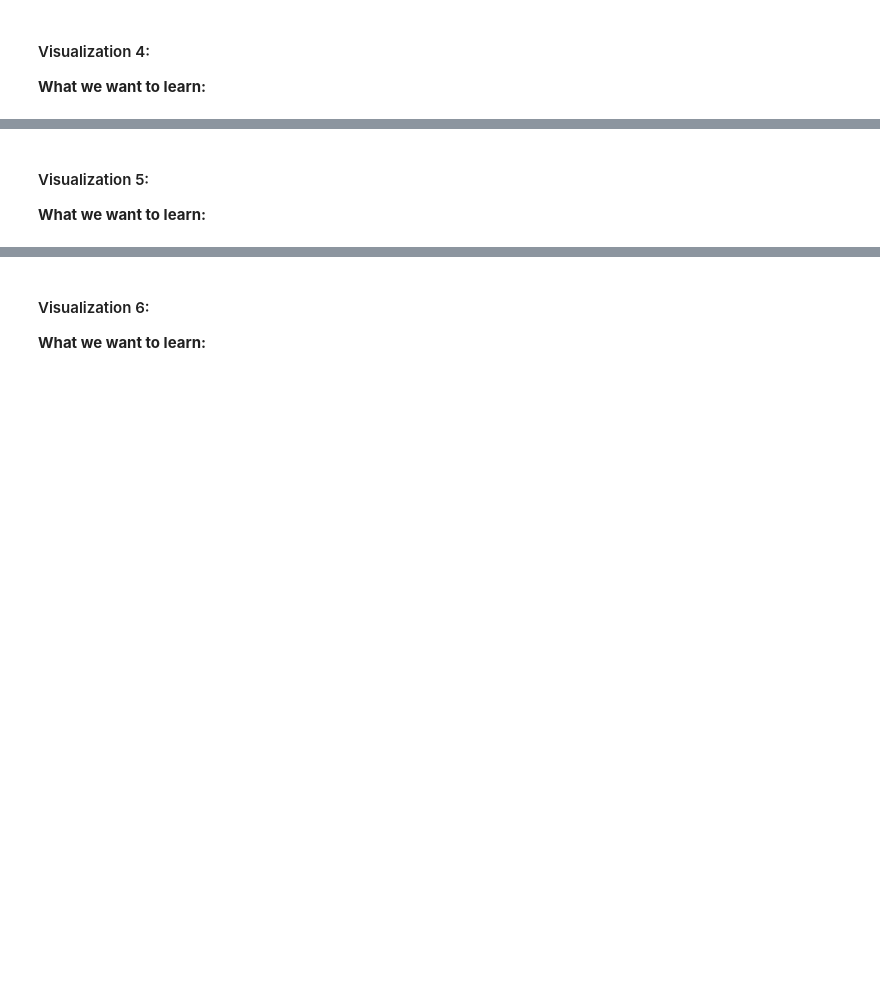
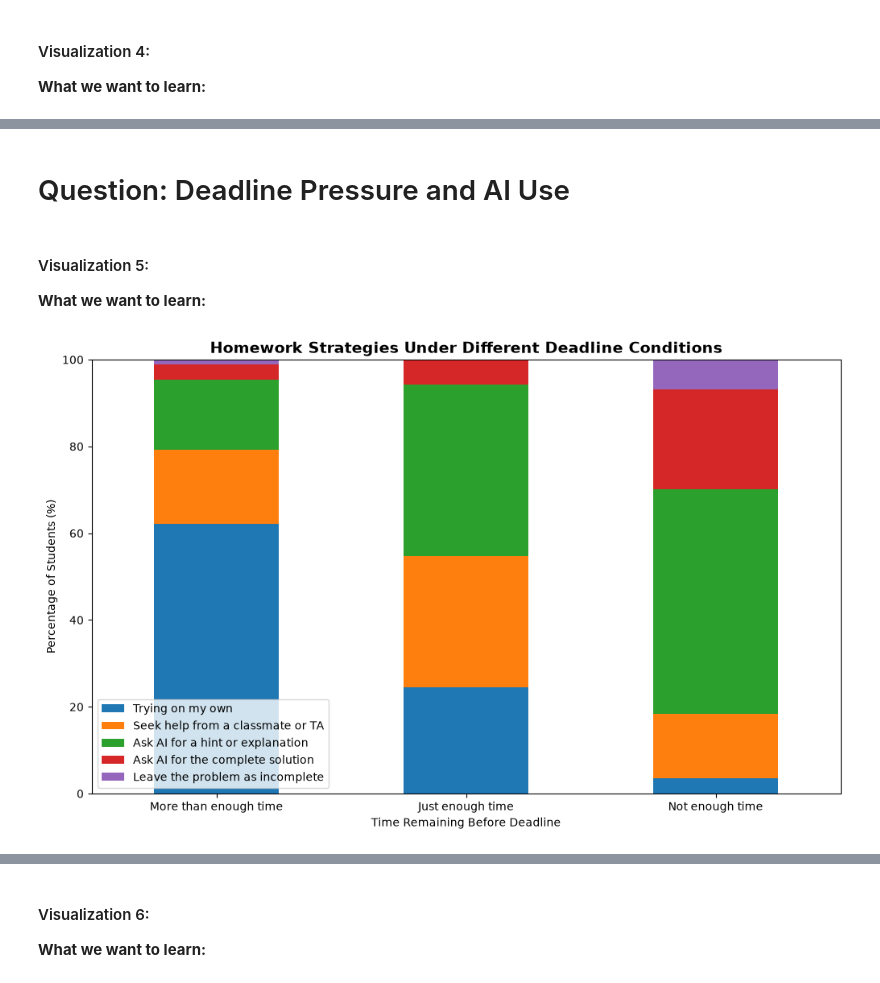
Before and after one commit to jorgencarbajal/cs105_mini_project, a Jupyter notebook: src/main.ipynb, the cells around one changed output, grey strips where cells are left out. Saved outputs shown, nothing was run; the diff lists cells and outputs as text; code cells hidden in the pictures; blank space fills up the shorter version.

```diff
--- a/src/main.ipynb
+++ b/src/main.ipynb
@@ -75,6 +602,30 @@ We think running out of time pushes students to lean on AI, so we compared how o
+# %% [markdown]
+# Question: Deadline Pressure and AI Use
 # %% [markdown]
 #### Visualization 5: <title>
 
 **What we want to learn:**
+# %%
+# Create a 100% stacked bar chart to compare homework strategies under different deadline conditions
+# Create the stacked bar chart
+# stacked=True: Stacks different homework strategies into one bar
+# Each bar represents 100% of responses for one deadline situation
+percentage_homework.plot.bar(stacked=True, figsize=(12, 7))
+
+# Add title and axis labels
+plt.title('Homework Strategies Under Different Deadline Conditions', fontsize=14, fontweight='bold')
+plt.xlabel('Time Remaining Before Deadline')
+plt.ylabel('Percentage of Students (%)')
+
+# Set the y-axis range from 0% to 100%
+plt.ylim(0, 100)
+
+# Rotate x-axis labels for readability
+plt.xticks(rotation=0)
+
+# Display the chart
+plt.show()
+# %% [output]
+[figure, added]
 # %% [markdown]
 **Interpretation:**
```
Also changed, not shown: parts of 31 cells of this notebook, 4 other files.
